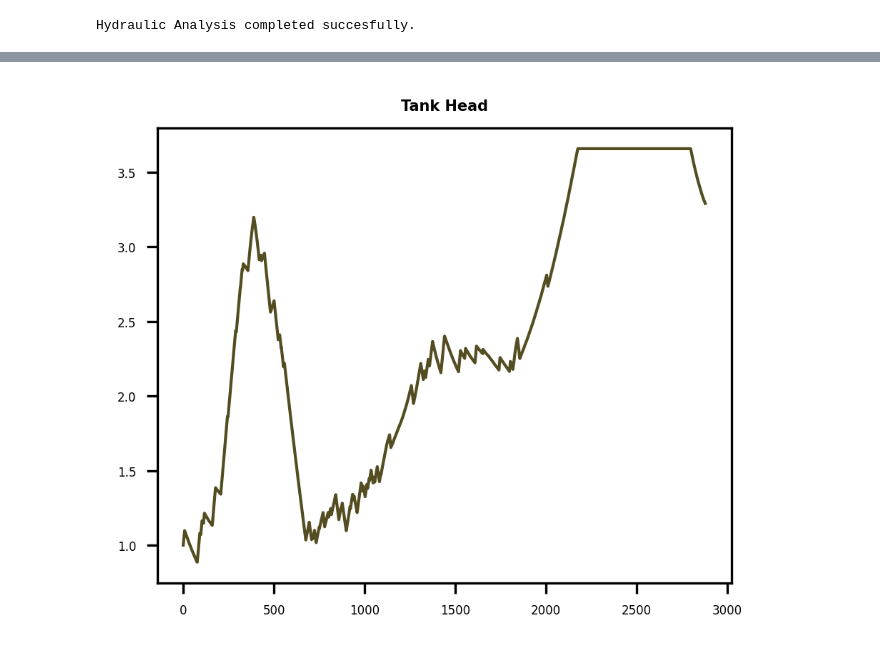
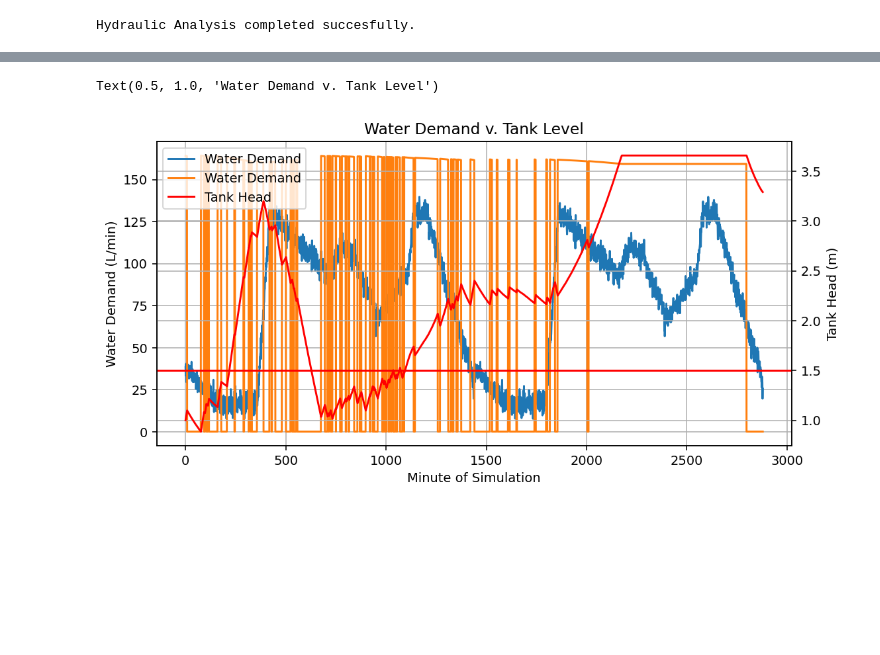
Before and after one commit to maxdumas/engineering-smart-cities-final-project, a Jupyter notebook: notebooks/simulate_epanet.ipynb, the cells around one changed output, grey strips where cells are left out. Cells and saved outputs as stored; diff of their text form; code cells hidden in the pictures; blank space fills up the shorter version.

Commit message:
Use better charts for water demand

```diff
--- a/notebooks/simulate_epanet.ipynb
+++ b/notebooks/simulate_epanet.ipynb
@@ -100,4 +71,19 @@ d.plot_ts(Y=np.array(F)[:, 0], title="Occupant Demand", marker=False)
-# %%
-d.plot_ts(Y=tankHead, title='Tank Head', marker=False)
-# %% [output]
-[figure, removed]
+# %%
+fig, ax1 = plt.subplots()
+fig.set_dpi(140)
+fig.set_figwidth(8)
+fig.set_figheight(4)
+ln1 = ax1.plot(F, label="Water Demand")
+ax2 = ax1.twinx()
+ln2 = ax2.plot(tankHead, label="Tank Head", color="r")
+ax2.grid()
+ax2.axhline(1.5, color="r")
+ax1.grid()
+ax1.legend(ln1 + ln2, [l.get_label() for l in ln1 + ln2], loc=2)
+ax1.set_xlabel("Minute of Simulation")
+ax1.set_ylabel("Water Demand (L/min)")
+ax2.set_ylabel("Tank Head (m)")
+plt.title("Water Demand v. Tank Level")
+# %% [output]
+Text(0.5, 1.0, 'Water Demand v. Tank Level')
+[figure, added]
```
Also changed, not shown: parts of 9 cells of this notebook.
